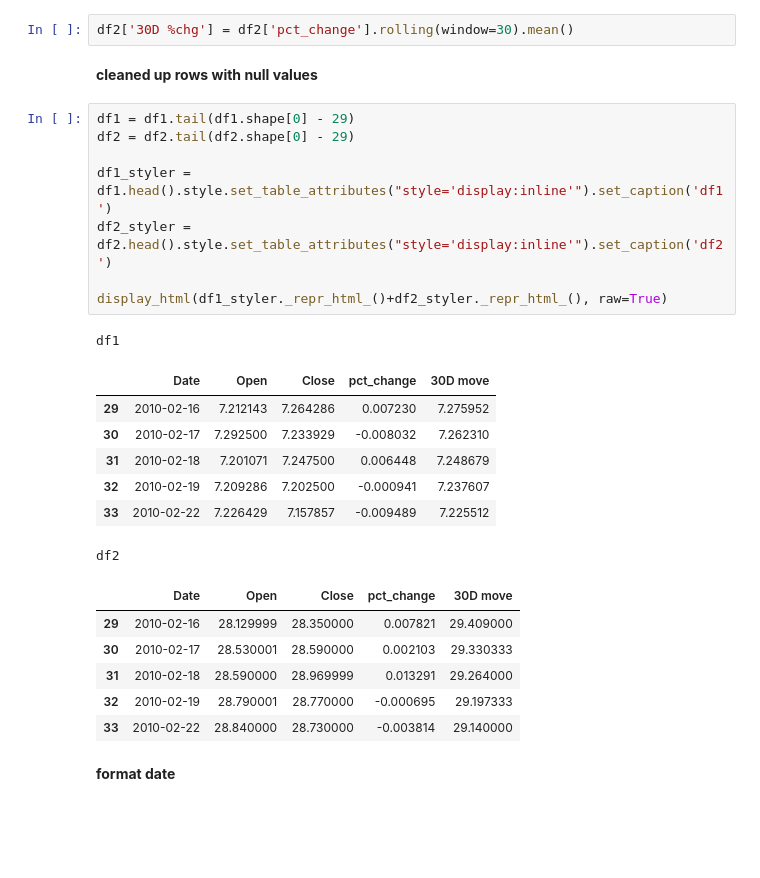
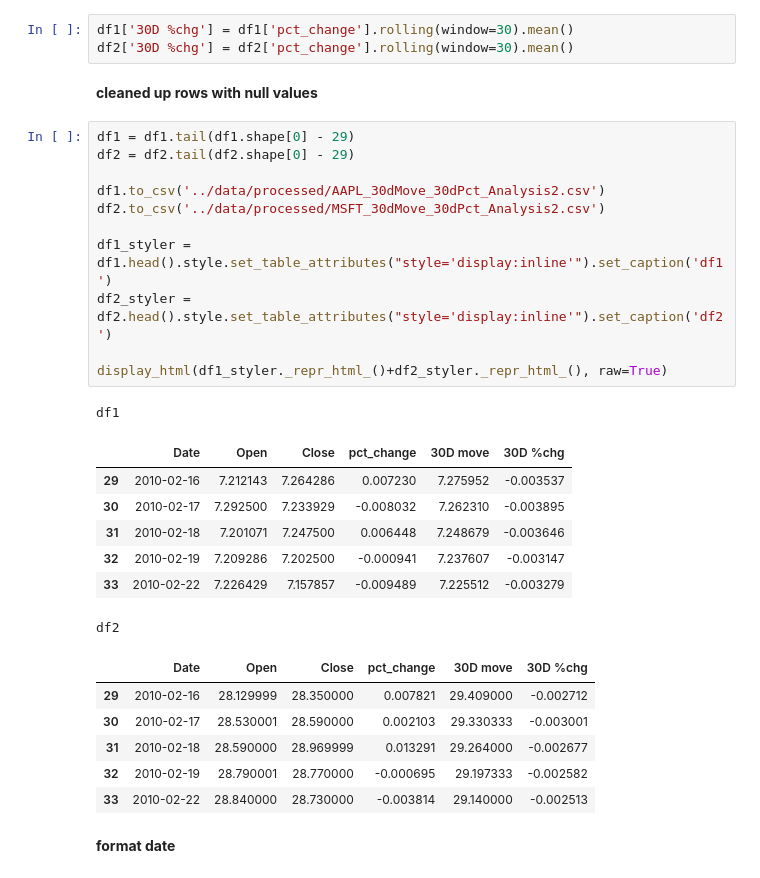
Before and after one commit to ubco-W2022T2-data301/project-group-group11, a Jupyter notebook: analysis/analysis2.ipynb, the cells around one changed output. Saved outputs shown, nothing was run; the diff lists cells and outputs as text; blank space fills up the shorter version.

Commit message:
added processed data and cleaned analysis2 graphs

```diff
--- a/analysis/analysis2.ipynb
+++ b/analysis/analysis2.ipynb
@@ -174,32 +176,36 @@ df2
 | 3 | 2010-01-07 | 30.629999 | 30.450001 | -0.005877 | nan |
 | 4 | 2010-01-08 | 30.280001 | 30.660000 | 0.012550 | nan |
 # %%
+df1['30D %chg'] = df1['pct_change'].rolling(window=30).mean()
 df2['30D %chg'] = df2['pct_change'].rolling(window=30).mean()
 # %% [markdown]
 **cleaned up rows with null values**
 # %%
 df1 = df1.tail(df1.shape[0] - 29)
 df2 = df2.tail(df2.shape[0] - 29)
+
+df1.to_csv('../data/processed/AAPL_30dMove_30dPct_Analysis2.csv')
+df2.to_csv('../data/processed/MSFT_30dMove_30dPct_Analysis2.csv')
 
 df1_styler = df1.head().style.set_table_attributes("style='display:inline'").set_caption('df1')
 df2_styler = df2.head().style.set_table_attributes("style='display:inline'").set_caption('df2')
 
 display_html(df1_styler._repr_html_()+df2_styler._repr_html_(), raw=True)
 # %% [output]
 df1
-|  | Date | Open | Close | pct_change | 30D move |
-| 29 | 2010-02-16 | 7.212143 | 7.264286 | 0.007230 | 7.275952 |
-| 30 | 2010-02-17 | 7.292500 | 7.233929 | -0.008032 | 7.262310 |
-| 31 | 2010-02-18 | 7.201071 | 7.247500 | 0.006448 | 7.248679 |
-| 32 | 2010-02-19 | 7.209286 | 7.202500 | -0.000941 | 7.237607 |
-| 33 | 2010-02-22 | 7.226429 | 7.157857 | -0.009489 | 7.225512 |
+|  | Date | Open | Close | pct_change | 30D move | 30D %chg |
+| 29 | 2010-02-16 | 7.212143 | 7.264286 | 0.007230 | 7.275952 | -0.003537 |
+| 30 | 2010-02-17 | 7.292500 | 7.233929 | -0.008032 | 7.262310 | -0.003895 |
+| 31 | 2010-02-18 | 7.201071 | 7.247500 | 0.006448 | 7.248679 | -0.003646 |
+| 32 | 2010-02-19 | 7.209286 | 7.202500 | -0.000941 | 7.237607 | -0.003147 |
+| 33 | 2010-02-22 | 7.226429 | 7.157857 | -0.009489 | 7.225512 | -0.003279 |
 df2
-|  | Date | Open | Close | pct_change | 30D move |
-| 29 | 2010-02-16 | 28.129999 | 28.350000 | 0.007821 | 29.409000 |
-| 30 | 2010-02-17 | 28.530001 | 28.590000 | 0.002103 | 29.330333 |
-| 31 | 2010-02-18 | 28.590000 | 28.969999 | 0.013291 | 29.264000 |
-| 32 | 2010-02-19 | 28.790001 | 28.770000 | -0.000695 | 29.197333 |
-| 33 | 2010-02-22 | 28.840000 | 28.730000 | -0.003814 | 29.140000 |
+|  | Date | Open | Close | pct_change | 30D move | 30D %chg |
+| 29 | 2010-02-16 | 28.129999 | 28.350000 | 0.007821 | 29.409000 | -0.002712 |
+| 30 | 2010-02-17 | 28.530001 | 28.590000 | 0.002103 | 29.330333 | -0.003001 |
+| 31 | 2010-02-18 | 28.590000 | 28.969999 | 0.013291 | 29.264000 | -0.002677 |
+| 32 | 2010-02-19 | 28.790001 | 28.770000 | -0.000695 | 29.197333 | -0.002582 |
+| 33 | 2010-02-22 | 28.840000 | 28.730000 | -0.003814 | 29.140000 | -0.002513 |
 # %% [markdown]
 **format date**
 # %%
```
Also changed, not shown: parts of 16 cells of this notebook, 5 other files.
